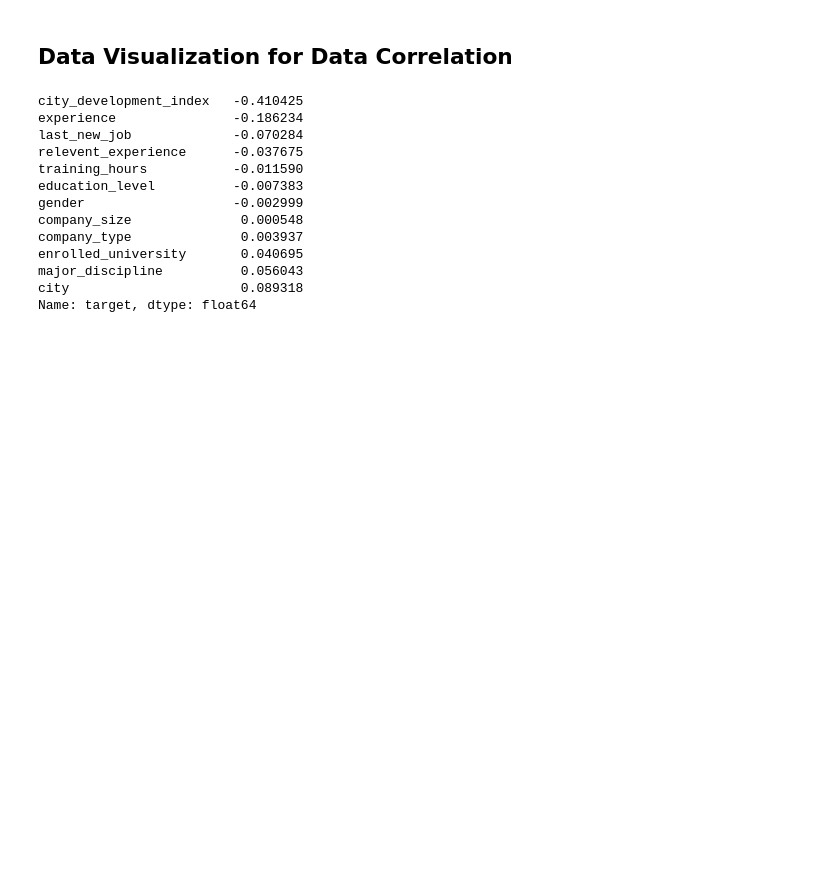
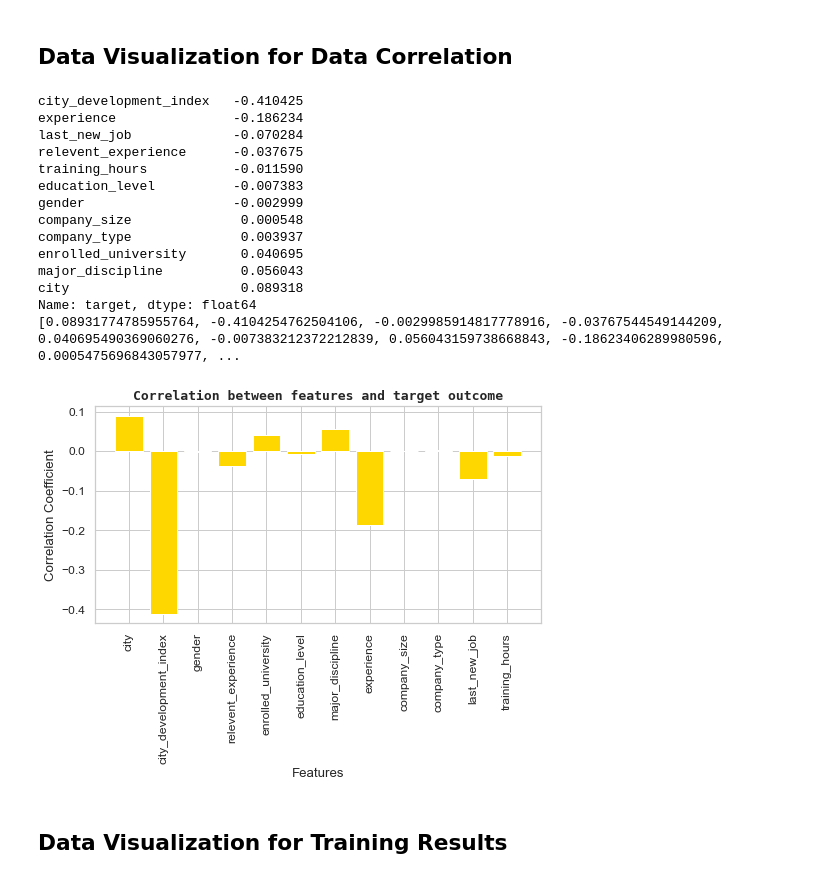
Before and after one commit to LujieZ/cs4563-machine-learning, a Jupyter notebook: cs4563_Data_Visualization_lz1860_sl6728.ipynb, the cells around one changed output. Cells and saved outputs as stored; diff of their text form; code cells hidden in the pictures; blank space fills up the shorter version.

```diff
--- a/cs4563_Data_Visualization_lz1860_sl6728.ipynb
+++ b/cs4563_Data_Visualization_lz1860_sl6728.ipynb
@@ -80,18 +108,38 @@ plt.show()
 ## Data Visualization for Data Correlation
 # %%
 corr=df.corr()["target"]
-corr[np.argsort(corr, axis=0)[:-1]]
+ls = corr[np.argsort(corr, axis=0)[:-1]]
+
+labels = df.columns.values[:-1]
+coefs = []
+for i in range(len(labels)):
+    coefs.append(np.corrcoef(df[labels[i]].values, df.target.values)[0,1])
+print(ls)
+print(coefs)
+x = np.arange(len(labels))
+fig,ax = plt.subplots(figsize=(8,4))
+rect = ax.bar(x, np.array(coefs), color="gold")
+ax.set_xticks(x)
+ax.set_xticklabels(labels, rotation='vertical')
+ax.set_xlabel('Features')
+ax.set_ylabel("Correlation Coefficient")
+plt.title("Correlation between features and target outcome", fontsize=13, fontweight="bold", fontfamily="monospace")
+plt.show()
 # %% [output]
 city_development_index   -0.410425
 experience               -0.186234
 last_new_job             -0.070284
 relevent_experience      -0.037675
 training_hours           -0.011590
 education_level          -0.007383
 gender                   -0.002999
 company_size              0.000548
 company_type              0.003937
 enrolled_university       0.040695
 major_discipline          0.056043
 city                      0.089318
 Name: target, dtype: float64
+[0.08931774785955764, -0.4104254762504106, -0.0029985914817778916, -0.03767544549144209, 0.040695490369060276, -0.007383212372212839, 0.056043159738668843, -0.18623406289980596, 0.0005475696843057977, ...
+[figure, added]
+# %% [markdown]
+## Data Visualization for Training Results
```
Also changed, not shown: parts of 3 cells of this notebook.
